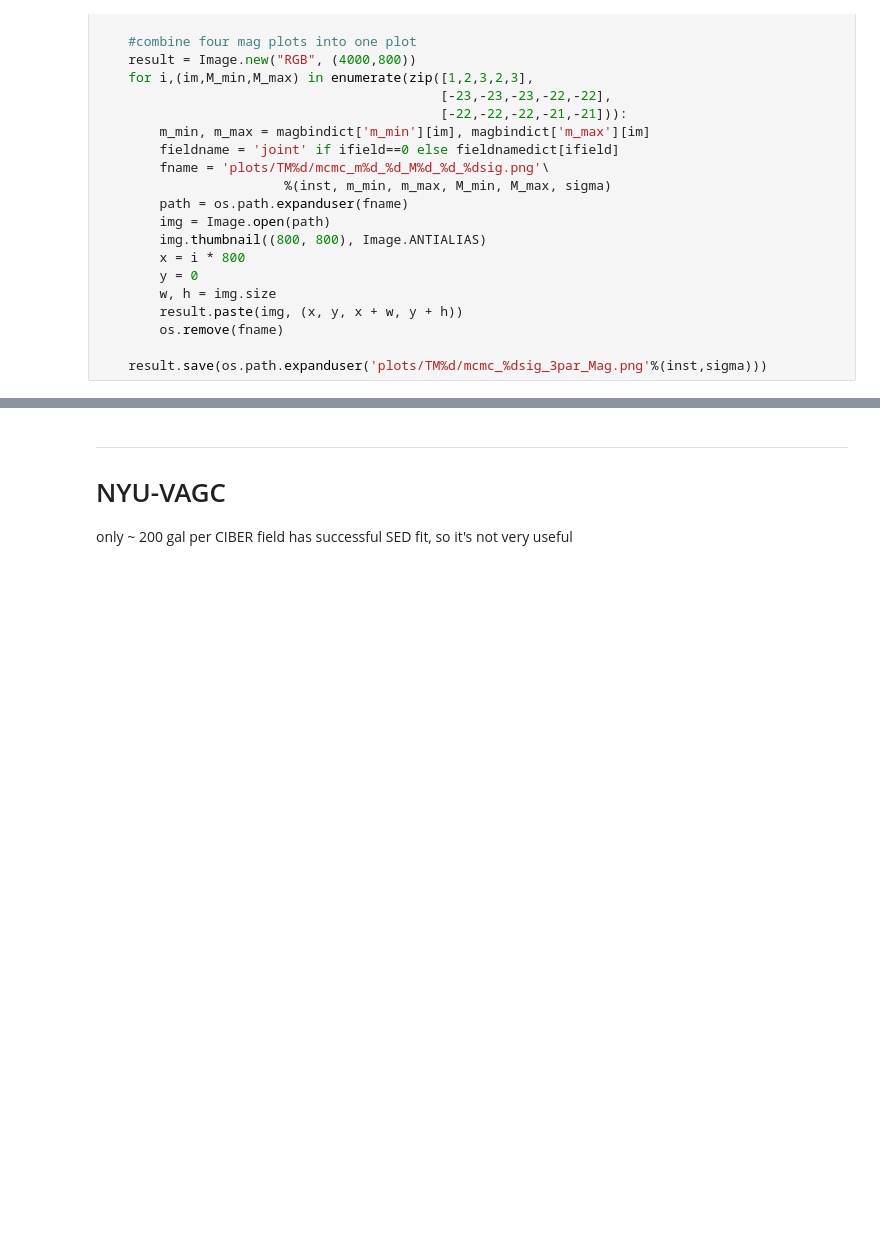
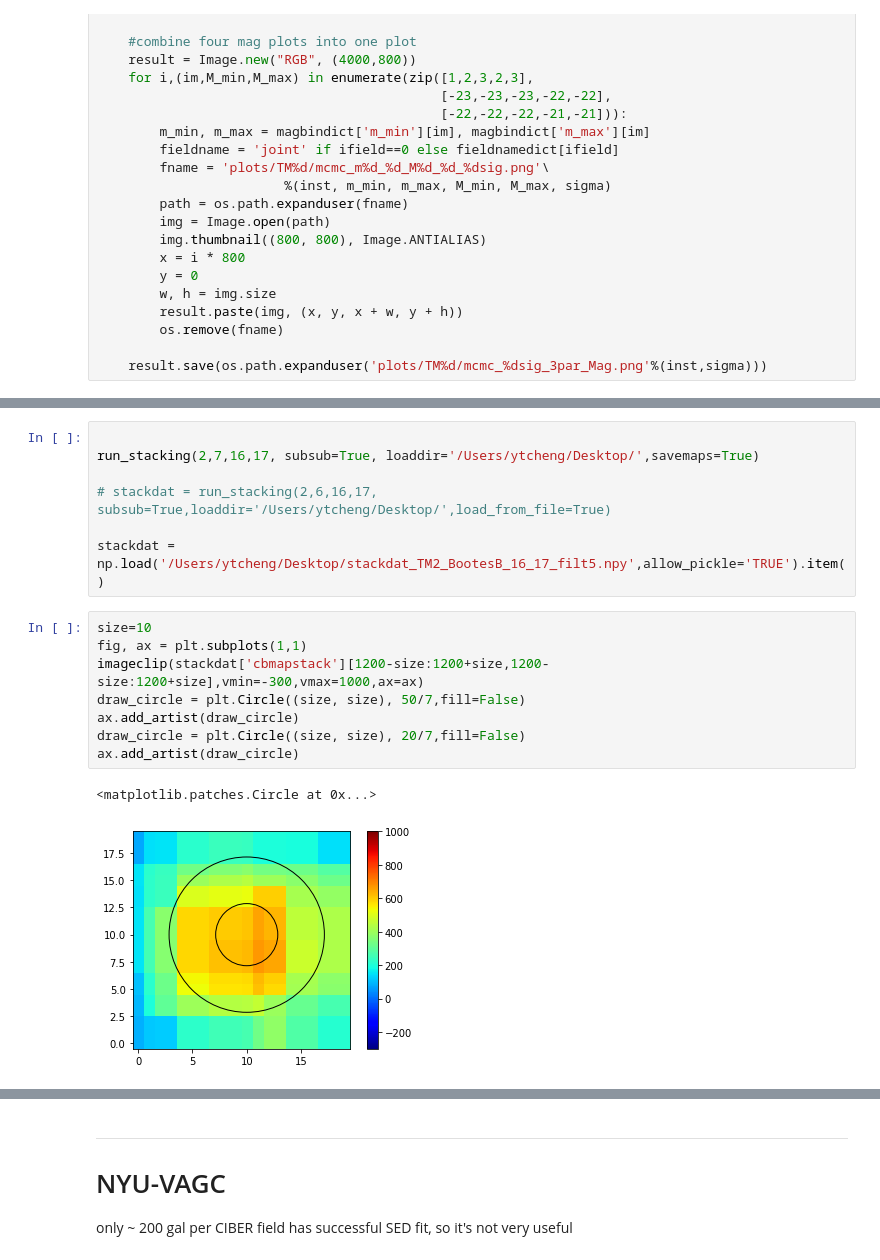
Before and after one commit to yuntingcheng/python_ciber, a Jupyter notebook: stack_modelfit/Untitled2.ipynb, the cells around one changed output, grey strips where cells are left out. Saved outputs shown, nothing was run; the diff lists cells and outputs as text; blank space fills up the shorter version.

```diff
--- a/stack_modelfit/Untitled2.ipynb
+++ b/stack_modelfit/Untitled2.ipynb
@@ -1877,0 +1995,18 @@ for inst in [1,2]:
+# %%
+
+run_stacking(2,7,16,17, subsub=True, loaddir='/Users/ytcheng/Desktop/',savemaps=True)
+
+# stackdat = run_stacking(2,6,16,17, subsub=True,loaddir='/Users/ytcheng/Desktop/',load_from_file=True)
+
+stackdat = np.load('/Users/ytcheng/Desktop/stackdat_TM2_BootesB_16_17_filt5.npy',allow_pickle='TRUE').item()
+# %%
+size=10
+fig, ax = plt.subplots(1,1)
+imageclip(stackdat['cbmapstack'][1200-size:1200+size,1200-size:1200+size],vmin=-300,vmax=1000,ax=ax)
+draw_circle = plt.Circle((size, size), 50/7,fill=False)
+ax.add_artist(draw_circle)
+draw_circle = plt.Circle((size, size), 20/7,fill=False)
+ax.add_artist(draw_circle)
+# %% [output]
+<matplotlib.patches.Circle at 0x...>
+[figure, added]
```
Also changed, not shown: parts of 16 cells of this notebook, 2 other files.
